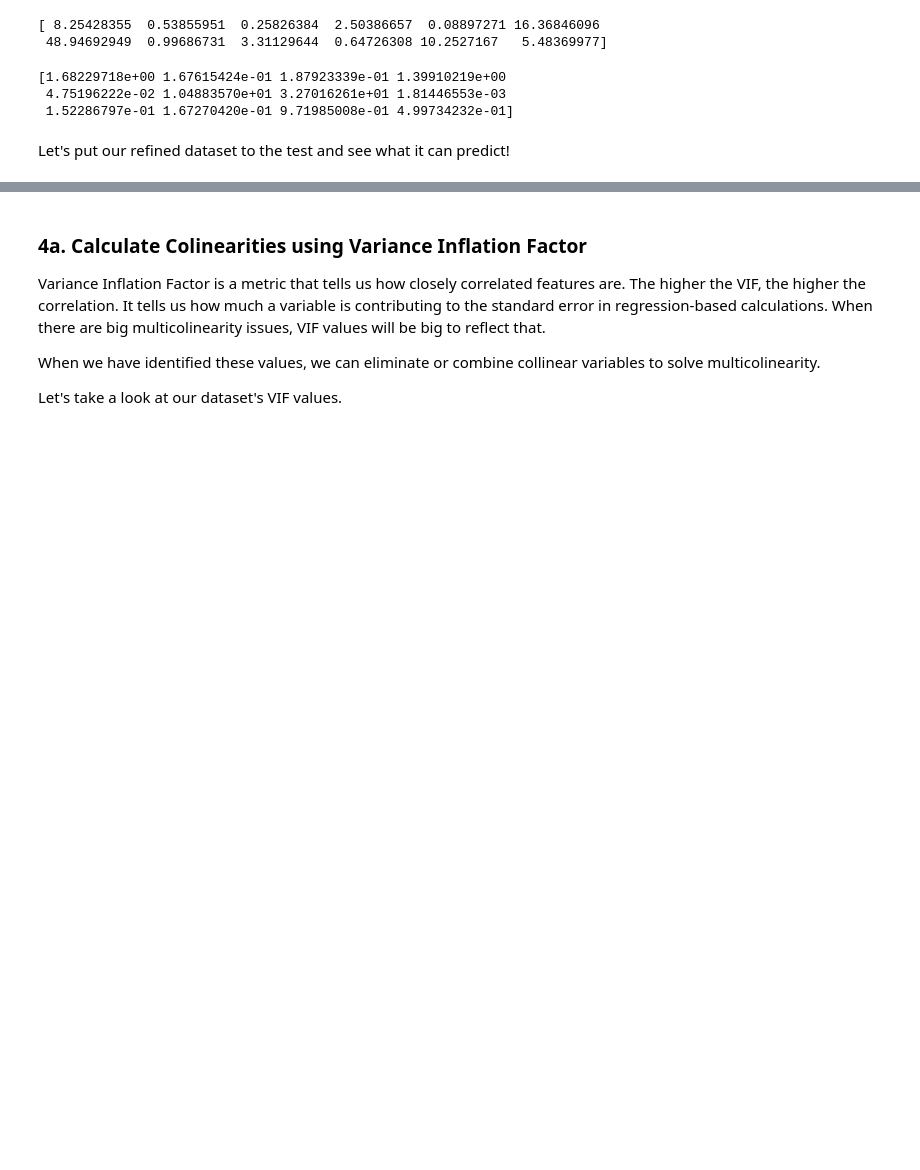
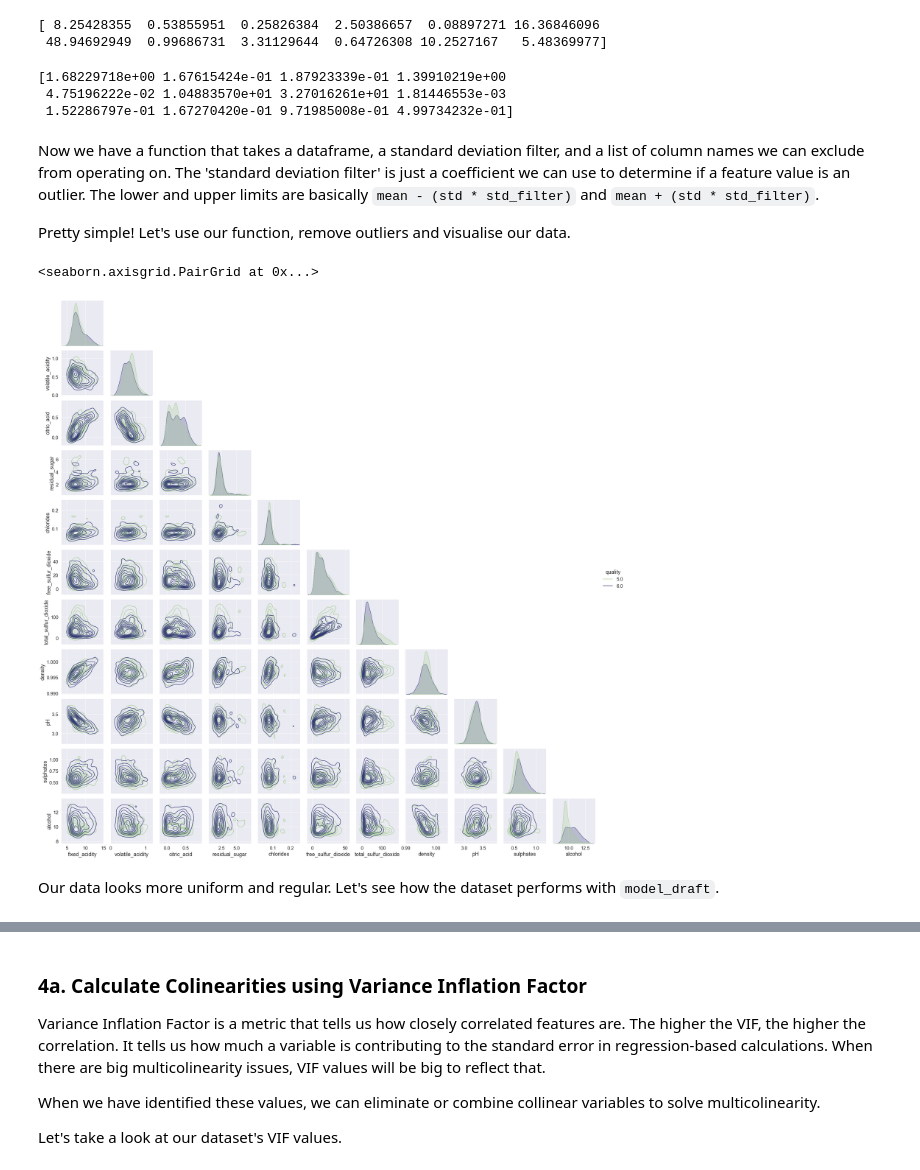
Before and after one commit to Studioname/wine, a Jupyter notebook: Wine_Quality.ipynb, the cells around one changed output, grey strips where cells are left out. Saved outputs shown, nothing was run; the diff lists cells and outputs as text; code cells hidden in the pictures; blank space fills up the shorter version.

````diff
--- a/Wine_Quality.ipynb
+++ b/Wine_Quality.ipynb
@@ -659,5 +671,16 @@ def get_inliers(dataframe, within_std, col_names_to_exclude=[None]):
             outliers_df = pd.concat([outliers_df, row_as_df], axis=0)
 
     return inliers_df, outliers_df
-# %% [markdown]
-Let's put our refined dataset to the test and see what it can predict!
+# %% [markdown]
+Now we have a function that takes a dataframe, a standard deviation filter, and a list of column names we can exclude from operating on. The 'standard deviation filter' is just a coefficient we can use to determine if a feature value is an outlier. The lower and upper limits are basically ```mean - (std * std_filter)``` and ```mean + (std * std_filter)```.
+
+Pretty simple! Let's use our function, remove outliers and visualise our data.
+# %%
+inliers, outliers = get_inliers(main_df, 3)
+inliers = inliers.astype('float64')
+sns.pairplot(inliers, hue='quality', kind='kde', corner=True, palette='crest')
+# %% [output]
+<seaborn.axisgrid.PairGrid at 0x...>
+[figure, added]
+# %% [markdown]
+Our data looks more uniform and regular. Let's see how the dataset performs with ```model_draft```.
````
Also changed, not shown: parts of 53 cells of this notebook.
